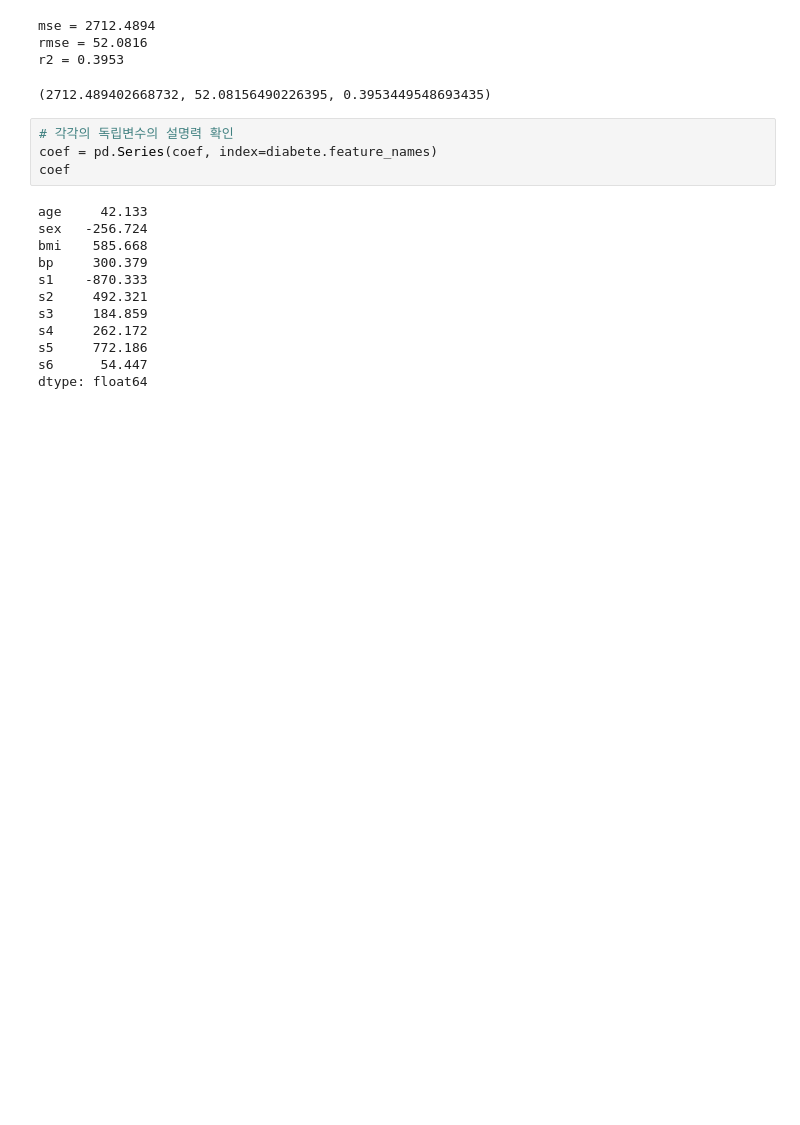
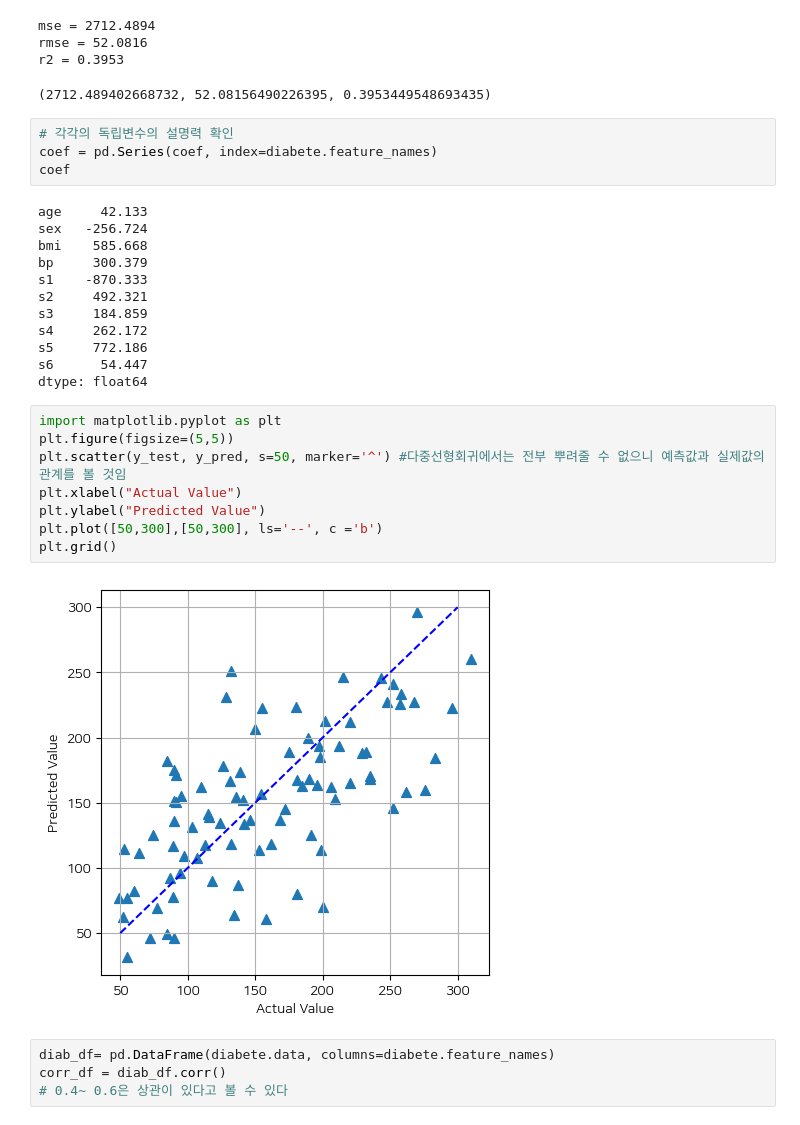
Before and after one commit to malcano/Data_Engineering_20, a Jupyter notebook: machinelearning/03ML.ipynb, the cells around one changed output. Drawn from its saved outputs; the diff is of its cells as text; blank space fills up the shorter version.

```diff
--- a/machinelearning/03ML.ipynb
+++ b/machinelearning/03ML.ipynb
@@ -88,3 +88,17 @@ s4     262.172
 s5     772.186
 s6      54.447
 dtype: float64
+# %%
+import matplotlib.pyplot as plt
+plt.figure(figsize=(5,5))
+plt.scatter(y_test, y_pred, s=50, marker='^') #다중선형회귀에서는 전부 뿌려줄 수 없으니 예측값과 실제값의 관계를 볼 것임
+plt.xlabel("Actual Value")
+plt.ylabel("Predicted Value")
+plt.plot([50,300],[50,300], ls='--', c ='b')
+plt.grid()
+# %% [output]
+[figure, added]
+# %%
+diab_df= pd.DataFrame(diabete.data, columns=diabete.feature_names)
+corr_df = diab_df.corr()
+# 0.4~ 0.6은 상관이 있다고 볼 수 있다
```
Also changed, not shown: parts of 36 cells of this notebook.
